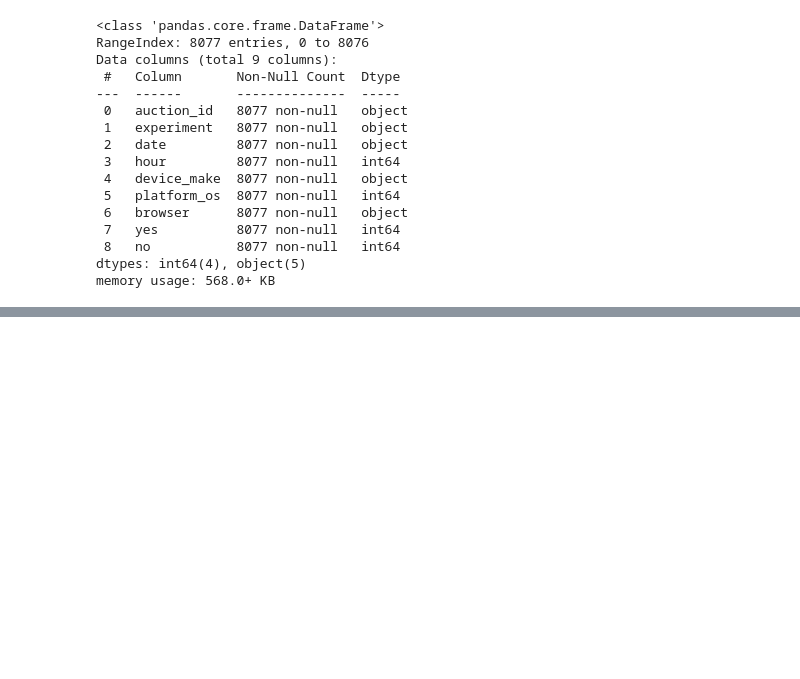
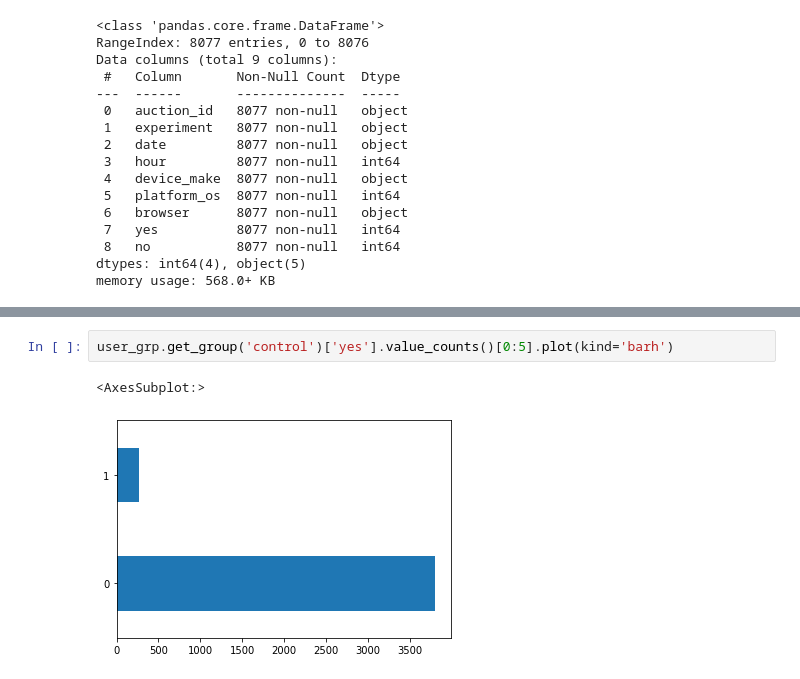
Before and after one commit to 10-Academy-Group-2/AB-Testing-Ad-campaign-performance-P, a Jupyter notebook: notebooks/Preprocessing_and_EDA.ipynb, the cells around one changed output, grey strips where cells are left out. Cells and saved outputs as stored; diff of their text form; blank space fills up the shorter version.

```diff
--- a/notebooks/Preprocessing_and_EDA.ipynb
+++ b/notebooks/Preprocessing_and_EDA.ipynb
@@ -135,0 +180,5 @@ memory usage: 568.0+ KB
+# %%
+user_grp.get_group('control')['yes'].value_counts()[0:5].plot(kind='barh')
+# %% [output]
+<AxesSubplot:>
+[figure, added]
```
Also changed, not shown: parts of 15 cells of this notebook.
